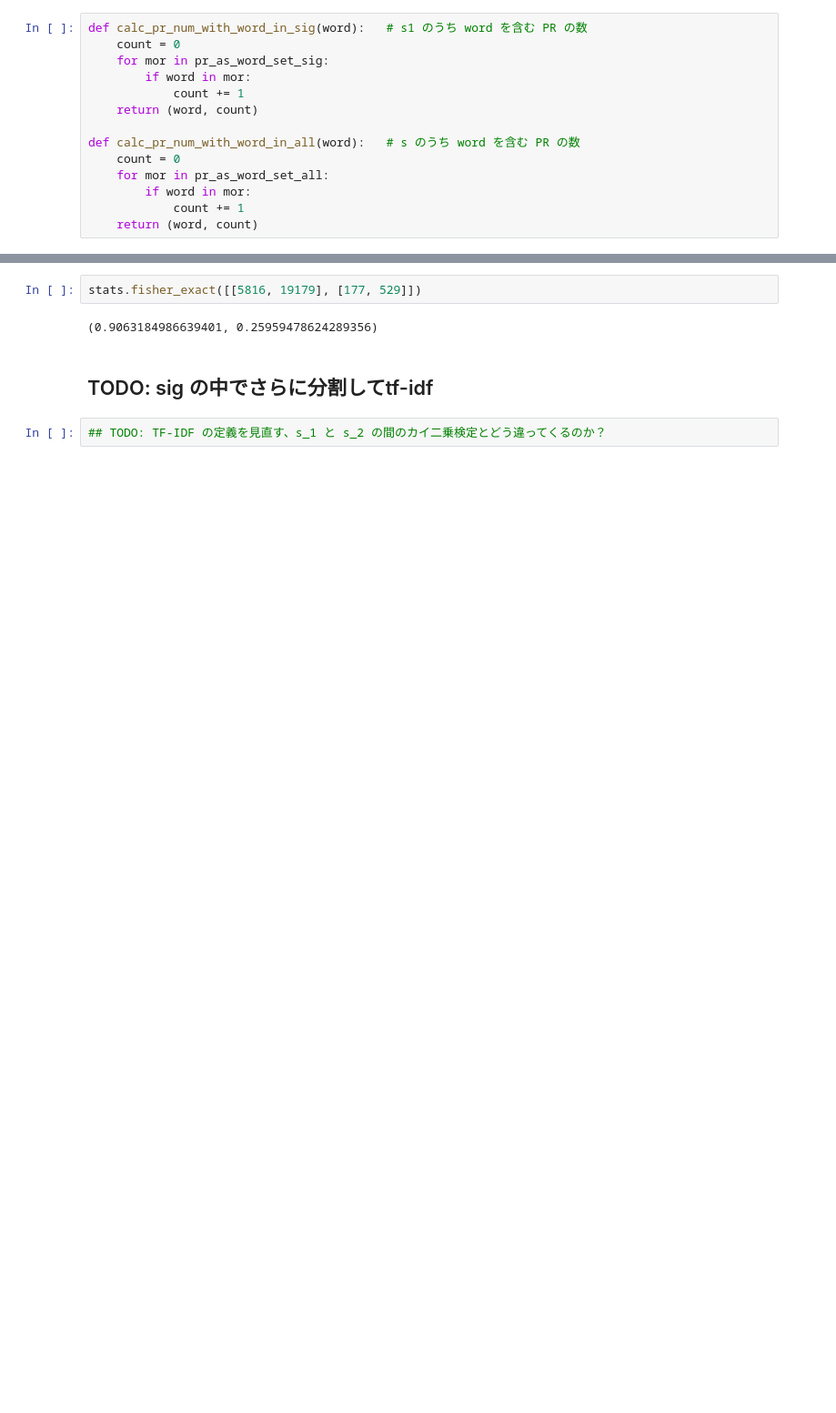
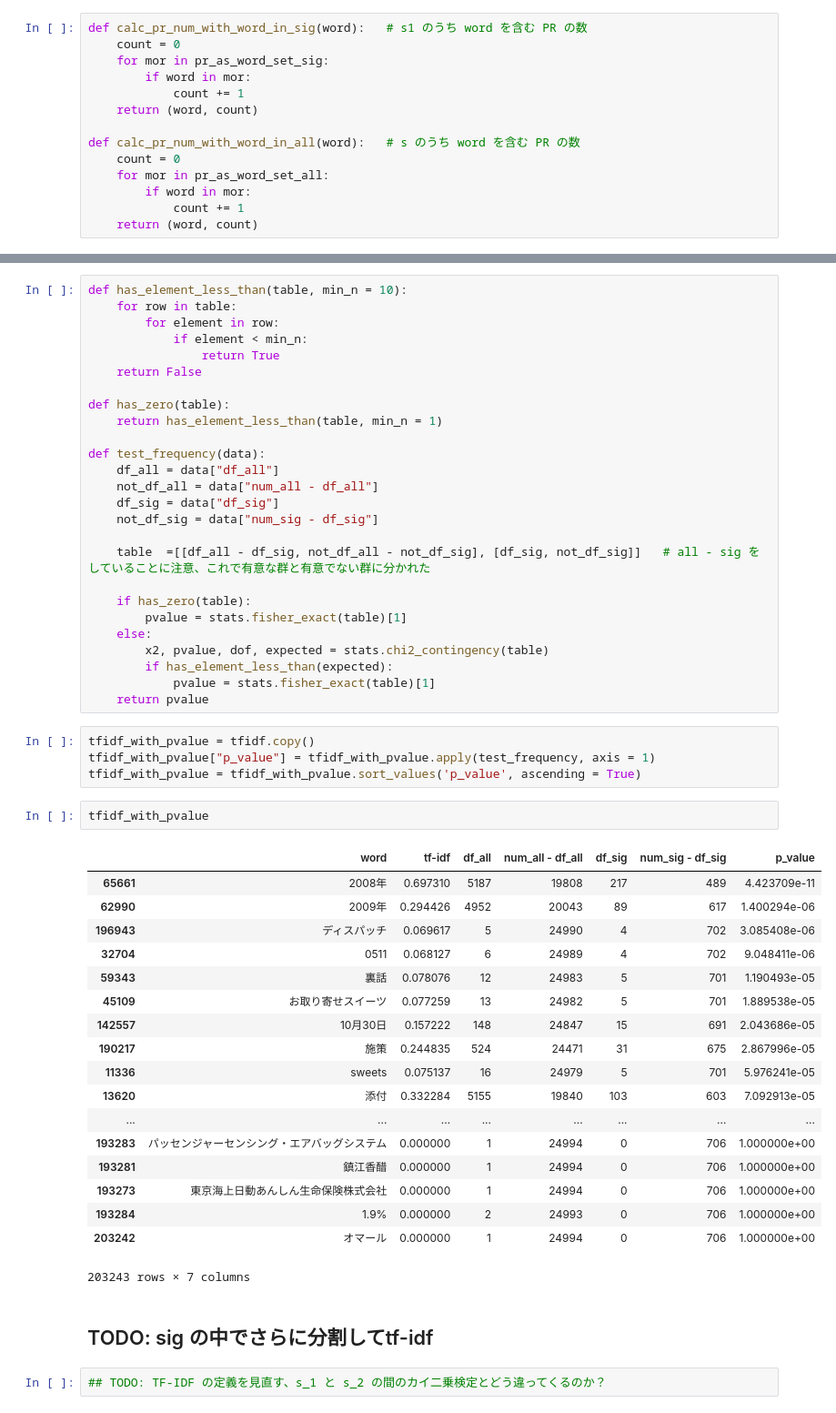
Before and after one commit to yoshihikosuzuki/ar_analysis, a Jupyter notebook: calc_car/2. TF-IDF analysis on PRs with significant CAR.ipynb, the cells around one changed output, grey strips where cells are left out. Shown: that part at 91% size. Cells and saved outputs as stored; diff of their text form; blank space fills up the shorter version.

```diff
--- a/calc_car/2. TF-IDF analysis on PRs with significant CAR.ipynb
+++ b/calc_car/2. TF-IDF analysis on PRs with significant CAR.ipynb
@@ -195,7 +188,54 @@ stats.fisher_exact([[4790, 20205], [163, 543]])
-# %%
-stats.fisher_exact([[5816, 19179], [177, 529]])
-# %% [output]
-(0.9063184986639401, 0.25959478624289356)
+# %%
+def has_element_less_than(table, min_n = 10):
+    for row in table:
+        for element in row:
+            if element < min_n:
+                return True
+    return False
+
+def has_zero(table):
+    return has_element_less_than(table, min_n = 1)
+
+def test_frequency(data):
+    df_all = data["df_all"]
+    not_df_all = data["num_all - df_all"]
+    df_sig = data["df_sig"]
+    not_df_sig = data["num_sig - df_sig"]
+
+    table  =[[df_all - df_sig, not_df_all - not_df_sig], [df_sig, not_df_sig]]   # all - sig をしていることに注意、これで有意な群と有意でない群に分かれた
+
+    if has_zero(table):
+        pvalue = stats.fisher_exact(table)[1]
+    else:
+        x2, pvalue, dof, expected = stats.chi2_contingency(table)
+        if has_element_less_than(expected):
+            pvalue = stats.fisher_exact(table)[1]
+    return pvalue
+# %%
+tfidf_with_pvalue = tfidf.copy()
+tfidf_with_pvalue["p_value"] = tfidf_with_pvalue.apply(test_frequency, axis = 1)
+tfidf_with_pvalue = tfidf_with_pvalue.sort_values('p_value', ascending = True)
+# %%
+tfidf_with_pvalue
+# %% [output]
+|  | word | tf-idf | df_all | num_all - df_all | df_sig | num_sig - df_sig | p_value |
+| 65661 | 2008年 | 0.697310 | 5187 | 19808 | 217 | 489 | 4.423709e-11 |
+| 62990 | 2009年 | 0.294426 | 4952 | 20043 | 89 | 617 | 1.400294e-06 |
+| 196943 | ディスパッチ | 0.069617 | 5 | 24990 | 4 | 702 | 3.085408e-06 |
+| 32704 | 0511 | 0.068127 | 6 | 24989 | 4 | 702 | 9.048411e-06 |
+| 59343 | 裏話 | 0.078076 | 12 | 24983 | 5 | 701 | 1.190493e-05 |
+| 45109 | お取り寄せスイーツ | 0.077259 | 13 | 24982 | 5 | 701 | 1.889538e-05 |
+| 142557 | 10月30日 | 0.157222 | 148 | 24847 | 15 | 691 | 2.043686e-05 |
+| 190217 | 施策 | 0.244835 | 524 | 24471 | 31 | 675 | 2.867996e-05 |
+| 11336 | sweets | 0.075137 | 16 | 24979 | 5 | 701 | 5.976241e-05 |
+| 13620 | 添付 | 0.332284 | 5155 | 19840 | 103 | 603 | 7.092913e-05 |
+| ... | ... | ... | ... | ... | ... | ... | ... |
+| 193283 | パッセンジャーセンシング・エアバッグシステム | 0.000000 | 1 | 24994 | 0 | 706 | 1.000000e+00 |
+| 193281 | 鎮江香醋 | 0.000000 | 1 | 24994 | 0 | 706 | 1.000000e+00 |
+| 193273 | 東京海上日動あんしん生命保険株式会社 | 0.000000 | 1 | 24994 | 0 | 706 | 1.000000e+00 |
+| 193284 | 1.9% | 0.000000 | 2 | 24993 | 0 | 706 | 1.000000e+00 |
+| 203242 | オマール | 0.000000 | 1 | 24994 | 0 | 706 | 1.000000e+00 |
+203243 rows × 7 columns
 # %% [markdown]
 ## TODO: sig の中でさらに分割してtf-idf
 # %%
```
Also changed, not shown: parts of 21 cells of this notebook, 1 other file.
